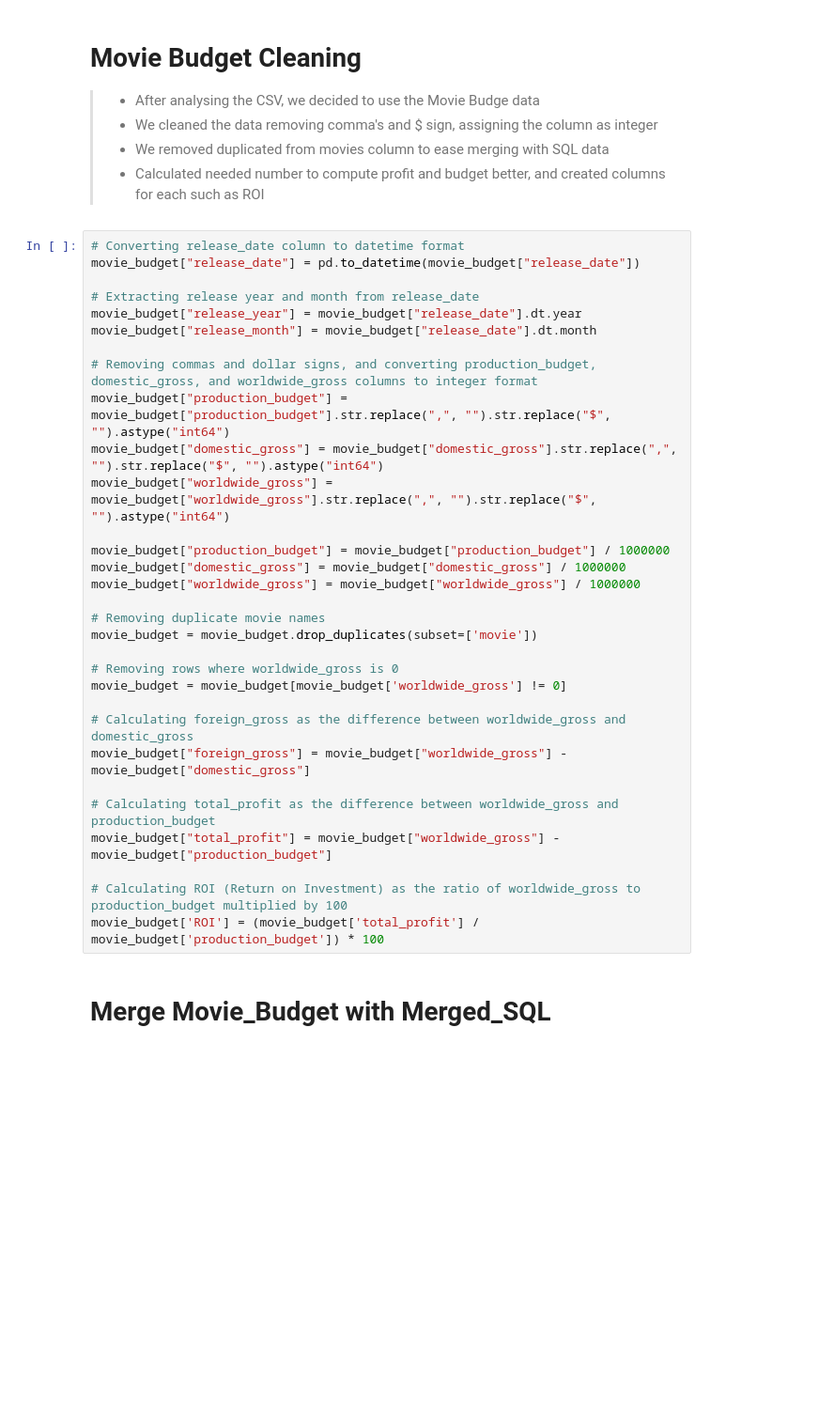
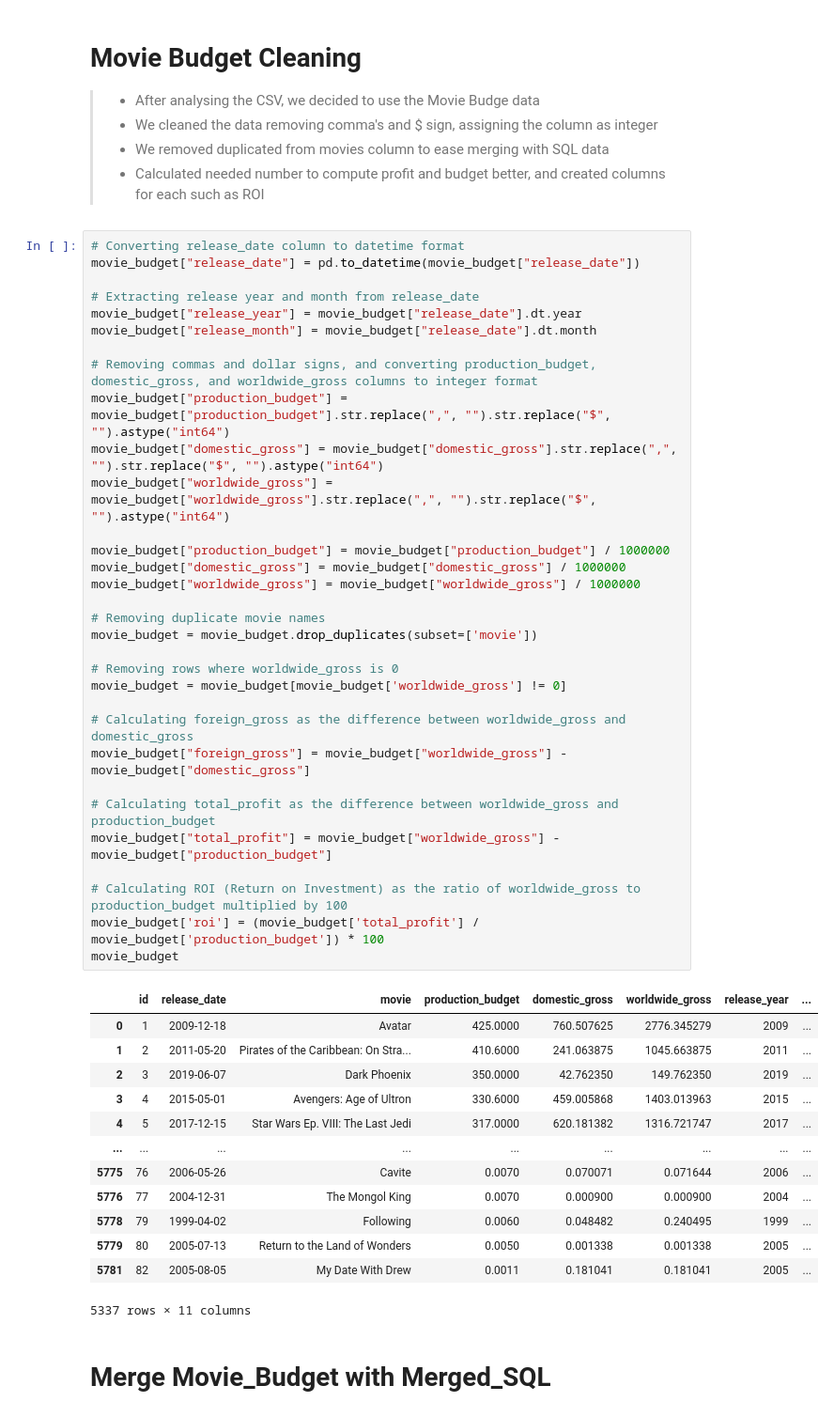
Before and after one commit to dvdhartsman/Phase_2_Movie_Project, a Jupyter notebook: Danayt.ipynb, the cells around one changed output. Shown at 94% size. Drawn from its saved outputs; the diff is of its cells as text; blank space fills up the shorter version.

```diff
--- a/Danayt.ipynb
+++ b/Danayt.ipynb
@@ -164,34 +164,49 @@ tmbd_movie columns:
 # %%
 # Converting release_date column to datetime format
 movie_budget["release_date"] = pd.to_datetime(movie_budget["release_date"])
 
 # Extracting release year and month from release_date
 movie_budget["release_year"] = movie_budget["release_date"].dt.year
 movie_budget["release_month"] = movie_budget["release_date"].dt.month
 
 # Removing commas and dollar signs, and converting production_budget, domestic_gross, and worldwide_gross columns to integer format
 movie_budget["production_budget"] = movie_budget["production_budget"].str.replace(",", "").str.replace("$", "").astype("int64")
 movie_budget["domestic_gross"] = movie_budget["domestic_gross"].str.replace(",", "").str.replace("$", "").astype("int64")
 movie_budget["worldwide_gross"] = movie_budget["worldwide_gross"].str.replace(",", "").str.replace("$", "").astype("int64")
 
 movie_budget["production_budget"] = movie_budget["production_budget"] / 1000000
 movie_budget["domestic_gross"] = movie_budget["domestic_gross"] / 1000000
 movie_budget["worldwide_gross"] = movie_budget["worldwide_gross"] / 1000000
 
 # Removing duplicate movie names
 movie_budget = movie_budget.drop_duplicates(subset=['movie'])
 
 # Removing rows where worldwide_gross is 0
 movie_budget = movie_budget[movie_budget['worldwide_gross'] != 0]
 
 # Calculating foreign_gross as the difference between worldwide_gross and domestic_gross
 movie_budget["foreign_gross"] = movie_budget["worldwide_gross"] - movie_budget["domestic_gross"]
 
 # Calculating total_profit as the difference between worldwide_gross and production_budget
 movie_budget["total_profit"] = movie_budget["worldwide_gross"] - movie_budget["production_budget"]
 
 # Calculating ROI (Return on Investment) as the ratio of worldwide_gross to production_budget multiplied by 100
-movie_budget['ROI'] = (movie_budget['total_profit'] / movie_budget['production_budget']) * 100
+movie_budget['roi'] = (movie_budget['total_profit'] / movie_budget['production_budget']) * 100
+movie_budget
+# %% [output]
+|  | id | release_date | movie | production_budget | domestic_gross | worldwide_gross | release_year | ... |
+| 0 | 1 | 2009-12-18 | Avatar | 425.0000 | 760.507625 | 2776.345279 | 2009 | ... |
+| 1 | 2 | 2011-05-20 | Pirates of the Caribbean: On Stra... | 410.6000 | 241.063875 | 1045.663875 | 2011 | ... |
+| 2 | 3 | 2019-06-07 | Dark Phoenix | 350.0000 | 42.762350 | 149.762350 | 2019 | ... |
+| 3 | 4 | 2015-05-01 | Avengers: Age of Ultron | 330.6000 | 459.005868 | 1403.013963 | 2015 | ... |
+| 4 | 5 | 2017-12-15 | Star Wars Ep. VIII: The Last Jedi | 317.0000 | 620.181382 | 1316.721747 | 2017 | ... |
+| ... | ... | ... | ... | ... | ... | ... | ... | ... |
+| 5775 | 76 | 2006-05-26 | Cavite | 0.0070 | 0.070071 | 0.071644 | 2006 | ... |
+| 5776 | 77 | 2004-12-31 | The Mongol King | 0.0070 | 0.000900 | 0.000900 | 2004 | ... |
+| 5778 | 79 | 1999-04-02 | Following | 0.0060 | 0.048482 | 0.240495 | 1999 | ... |
+| 5779 | 80 | 2005-07-13 | Return to the Land of Wonders | 0.0050 | 0.001338 | 0.001338 | 2005 | ... |
+| 5781 | 82 | 2005-08-05 | My Date With Drew | 0.0011 | 0.181041 | 0.181041 | 2005 | ... |
+5337 rows × 11 columns
 # %% [markdown]
 # Merge Movie_Budget with Merged_SQL
 # %%
```
Also changed, not shown: parts of 14 cells of this notebook.
